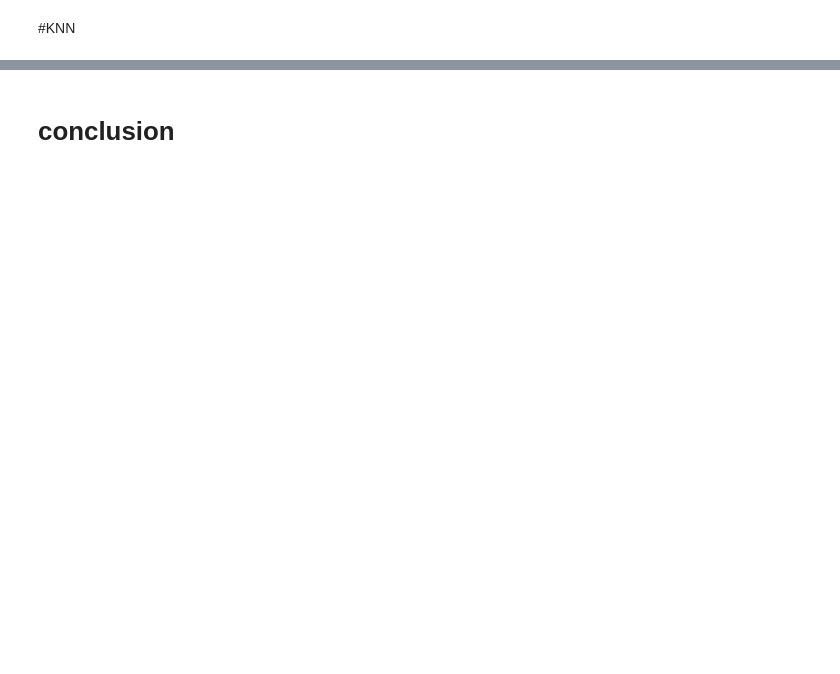
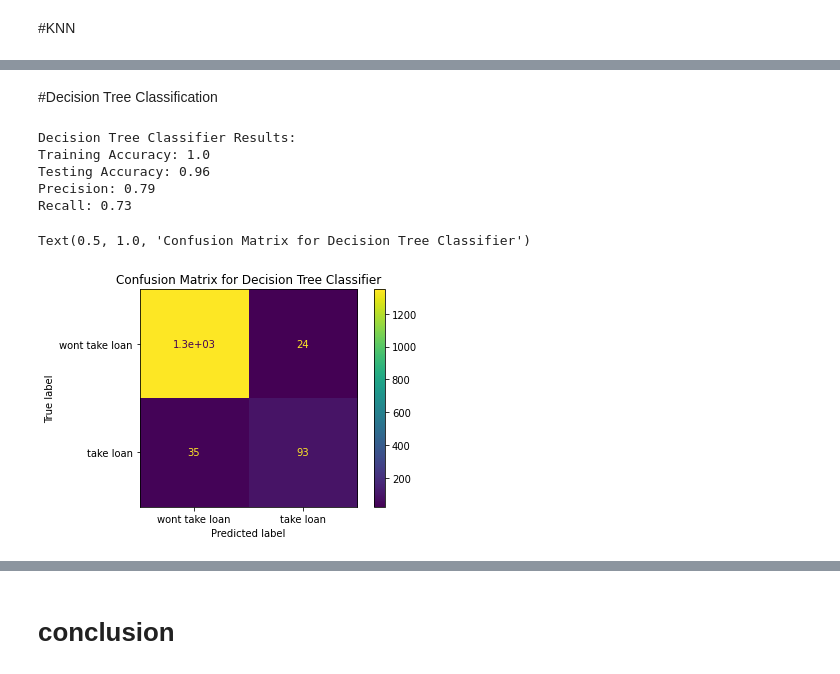
Before and after one commit to komal710/dataset-project, a Jupyter notebook: intershipproject.ipynb, the cells around one changed output, grey strips where cells are left out. Cells and saved outputs as stored; diff of their text form; code cells hidden in the pictures; blank space fills up the shorter version.

```diff
--- a/intershipproject.ipynb
+++ b/intershipproject.ipynb
@@ -550,0 +571,2 @@ Text(0.5, 1.0, 'Precision-Recall KNN Classifier ')
+# %% [markdown]
+#Decision Tree Classification
@@ -550,0 +575,31 @@ Text(0.5, 1.0, 'Precision-Recall KNN Classifier ')
+# %%
+dtc=DecisionTreeClassifier()
+dtc.fit(x_train,y_train)
+y_predict=dtc.predict(x_test)
+# %%
+
+print('Decision Tree Classifier Results: ')
+
+train_score = dtc.score(x_train, y_train)
+print('Training Accuracy:', train_score.round(2))
+test_score = dtc.score(x_test, y_test)
+print('Testing Accuracy:', test_score.round(2))
+
+y_predict = dtc.predict(x_test)
+
+precision_dtc = precision_score(y_test, y_predict, labels=class_names).round(2)
+print('Precision:', precision_dtc)
+recall_dtc = recall_score(y_test, y_predict).round(2)
+print('Recall:', recall_dtc)
+# %% [output]
+Decision Tree Classifier Results:
+Training Accuracy: 1.0
+Testing Accuracy: 0.96
+Precision: 0.79
+Recall: 0.73
+# %%
+plot_confusion_matrix(dtc, x_test, y_test, display_labels=class_names)
+plt.title('Confusion Matrix for Decision Tree Classifier')
+# %% [output]
+Text(0.5, 1.0, 'Confusion Matrix for Decision Tree Classifier')
+[figure, added]
```
Also changed, not shown: parts of 24 cells of this notebook.
